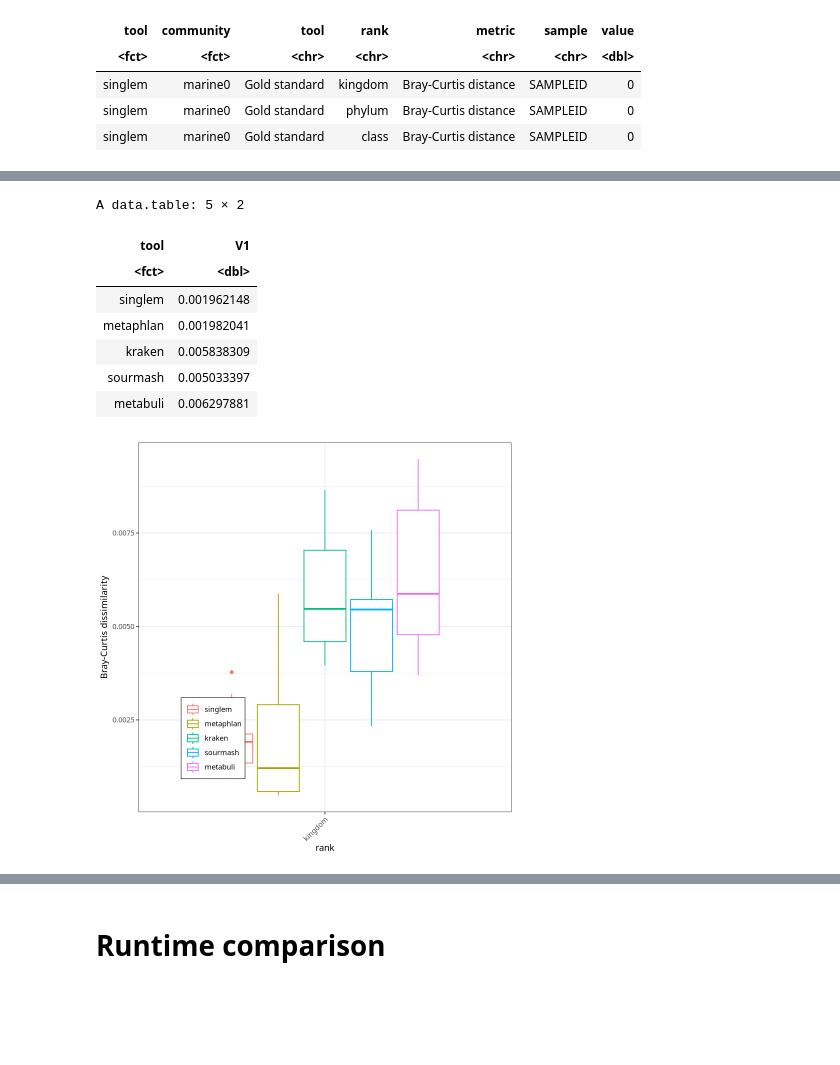
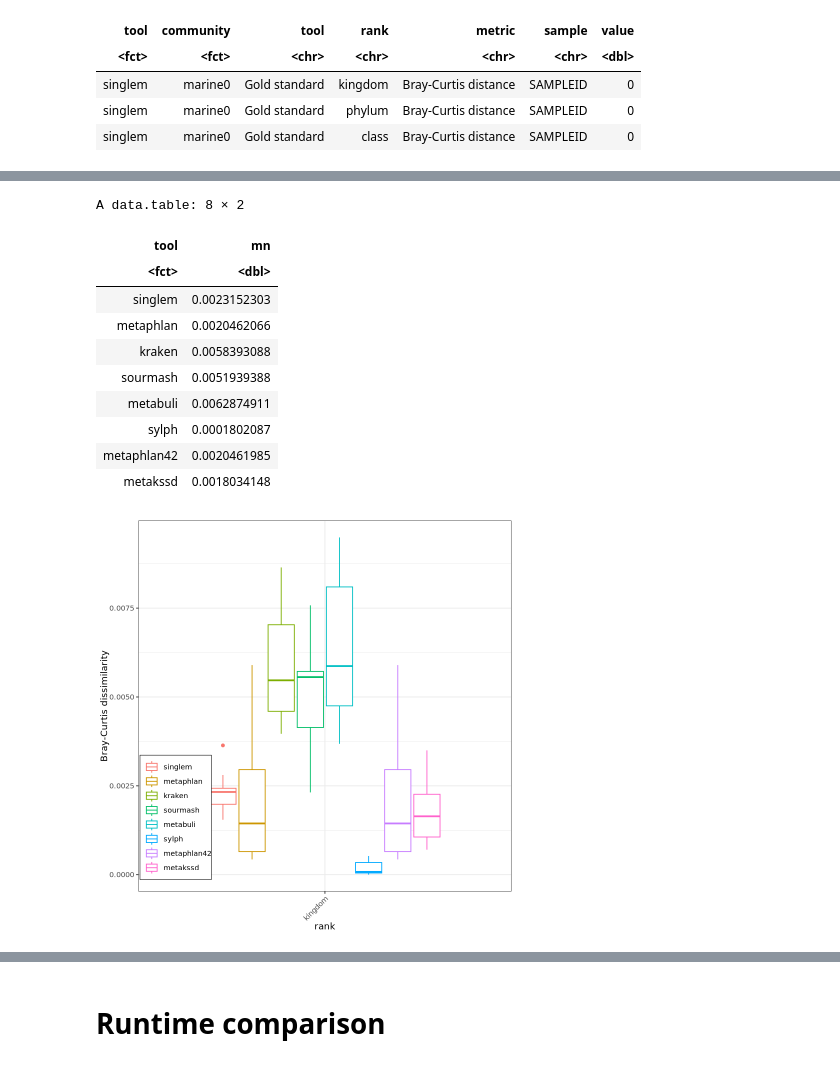
Before and after one commit to wwood/singlem-benchmarking, a Jupyter notebook: 1_novel_strains/plot.ipynb, the cells around one changed output, grey strips where cells are left out. Cells and saved outputs as stored; diff of their text form; code cells hidden in the pictures; blank space fills up the shorter version.

Commit message:
add sylph and other tools to some benchmarks

```diff
--- a/1_novel_strains/plot.ipynb
+++ b/1_novel_strains/plot.ipynb
@@ -3,13 +3,13 @@ library(ggplot2)
 library(data.table)
 theme_set(theme_bw())
 # %%
-tools = c('singlem', 'metaphlan', 'motus', 'kraken', 'sourmash', 'kaiju', 'map2b', 'metabuli')
+tools = c('singlem', 'metaphlan', 'motus', 'kraken', 'sourmash', 'kaiju', 'map2b', 'metabuli', 'sylph', 'metaphlan42', 'metakssd')
 # Tools that do not have the correct taxonomy are tested only at the domain level. eg. Kaiju has NCBI taxonomy and MAP2B uses GTDB v202, mOTUs sometimes has incompatible strings
-correct_taxonomy_tools = c('singlem', 'metaphlan', 'kraken', 'sourmash', 'metabuli')
+correct_taxonomy_tools = c('singlem', 'metaphlan', 'kraken', 'sourmash', 'metabuli', 'sylph', 'metaphlan42', 'metakssd')
 
 publication_names = data.table(
     tool = tools,
-    publication_name = c('SingleM', 'MetaPhlAn', 'mOTUs', 'Kraken2', 'sourmash', 'Kaiju', 'MAP2B', 'Metabuli')
+    publication_name = c('SingleM', 'MetaPhlAn', 'mOTUs', 'Kraken2', 'sourmash', 'Kaiju', 'MAP2B', 'Metabuli', 'sylph', 'MetaPhlAn v4.2', 'MetaKSSD')
 )
 name_to_publication_name = function(names, correct_taxonomy_only=F){
     to_return = c()
@@ -145,16 +151,23 @@ Warning message:
 # %%
 # What is the comparison between tools at the kingdom level specifically?
-qplot(data=bcc[rank=='kingdom'], rank, value, geom='boxplot', colour=tool, ylab='Bray-Curtis dissimilarity') + theme(axis.text.x = element_text(angle = 45, hjust = 1))+theme(legend.title=element_blank()) + theme(legend.position=c(0.2,0.2)) + theme(legend.background = element_rect(colour = "black", size = 0.3))
-bcc[rank=='kingdom'][,.(mean(value)), by=tool]
+qplot(data=bcc[rank=='kingdom'], rank, value, geom='boxplot', colour=tool, ylab='Bray-Curtis dissimilarity') +
+  theme(axis.text.x = element_text(angle = 45, hjust = 1)) +
+  theme(legend.title=element_blank()) +
+  theme(legend.position=c(0.1,0.2)) +
+  theme(legend.background = element_rect(colour = "black", size = 0.3))
+bcc[rank=='kingdom'][,.(mn = mean(value)), by=tool]
 # %% [output]
-A data.table: 5 × 2
+A data.table: 8 × 2
-| tool | V1 |
+| tool | mn |
 | <fct> | <dbl> |
-| singlem | 0.001962148 |
-| metaphlan | 0.001982041 |
-| kraken | 0.005838309 |
-| sourmash | 0.005033397 |
-| metabuli | 0.006297881 |
+| singlem | 0.0023152303 |
+| metaphlan | 0.0020462066 |
+| kraken | 0.0058393088 |
+| sourmash | 0.0051939388 |
+| metabuli | 0.0062874911 |
+| sylph | 0.0001802087 |
+| metaphlan42 | 0.0020461985 |
+| metakssd | 0.0018034148 |
-[figure, old version]
+[figure, new version]
 # %%
 # How much better is singlem than the next best tool?
```
Also changed, not shown: parts of 30 cells of this notebook, 27 other files.
